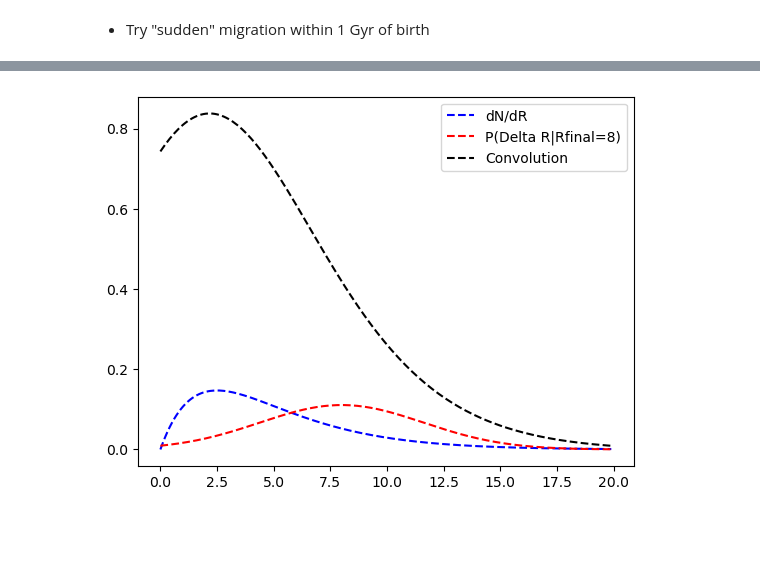
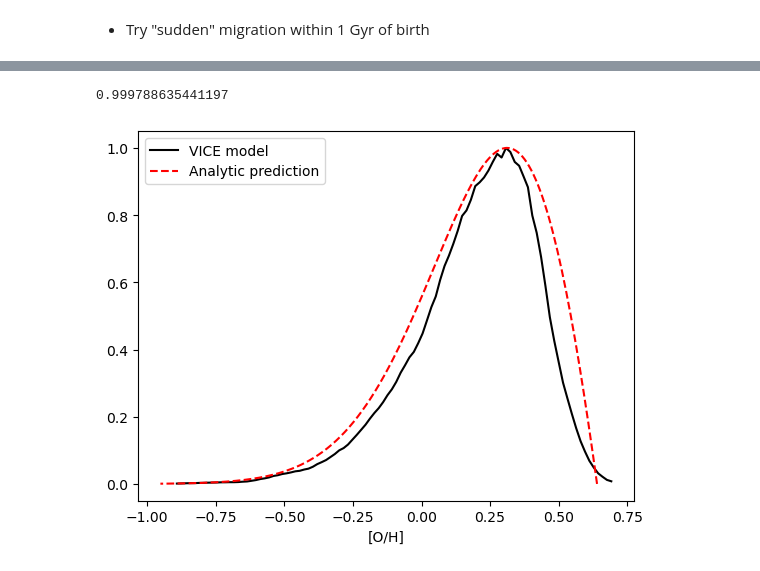
Before and after one commit to lodubay/abeona, a Jupyter notebook: src/scripts/migration_strength.ipynb, the cells around one changed output, grey strips where cells are left out. Cells and saved outputs as stored; diff of their text form; code cells hidden in the pictures; blank space fills up the shorter version.

Commit message:
analytic predictions

```diff
--- a/src/scripts/migration_strength.ipynb
+++ b/src/scripts/migration_strength.ipynb
@@ -175,15 +210,38 @@ plt.show()
-# %%
-conv = np.exp(sigmaRM**2/(2*Rdisk**2)) * Rdisk**-2 * (Rbirth - sigmaRM**2/Rdisk) * np.exp(-Rbirth/Rdisk)
-
-# deltaR_arr = np.arange(-20, 20, 0.1)
-# migr = (2*np.pi*sigmaRM**2)**-0.5 * np.exp(-(Rbirth - Rfinal)**2 / (2*sigmaRM**2))
-
-fig, ax = plt.subplots()
-# ax.plot(Rbirth, conv, 'k-')
-ax.plot(Rbirth, dNdR, 'b--', label='dN/dR')
-ax.plot(Rbirth, migr, 'r--', label='P(Delta R|Rfinal=8)')
-ax.plot(Rbirth, np.convolve(migr, dNdR, mode='same'), 'k--', label='Convolution')
-ax.legend()
-plt.show()
-# %% [output]
-[figure, removed]
+# %%
+# Compare with semi-analytic model
+mzs_fast = MultizoneStars.from_output('gaussian_strong_veryfast/diskmodel')
+# %%
+fig, ax = plt.subplots()
+
+# VICE output
+nbins = 100
+xlim = (-0.9, 0.7)
+smoothing = 0.1
+
+subset = mzs_fast.region(galr_lim=(7.5, 8.5), absz_lim=(0, 0.5))
+mdf, bin_edges = subset.mdf('[o/h]', range=xlim, bins=nbins,
+                            smoothing=smoothing, density=True)
+ax.plot(get_bin_centers(bin_edges), mdf / np.max(mdf), color='k', label='VICE model')
+print(np.sum(mdf) * (bin_edges[1] - bin_edges[0]))
+
+# simple predictions
+Rfinal = 8.
+sigmaRM = 5
+gradOH = -0.08
+Rsun = 8.
+Rdisk = 2.5
+dr = 0.1
+Rbirth = np.arange(0, 20, 0.1)
+OHarr = gradOH * (Rbirth - Rsun)
+
+dNdR = Rbirth * Rdisk**-2 * np.exp(-Rbirth / Rdisk)
+migr = (2*np.pi*sigmaRM**2)**-0.5 * np.exp(-(Rbirth - Rfinal)**2 / (2*sigmaRM**2))
+dN_dRbirth = dNdR * migr / np.sum(dNdR * migr * dr)
+
+ax.plot(OHarr, dN_dRbirth / np.max(dN_dRbirth), 'r--', label='Analytic prediction')
+ax.set_xlabel('[O/H]')
+ax.legend()
+plt.show()
+# %% [output]
+0.999788635441197
+[figure, added]
```
Also changed, not shown: parts of 6 cells of this notebook.
